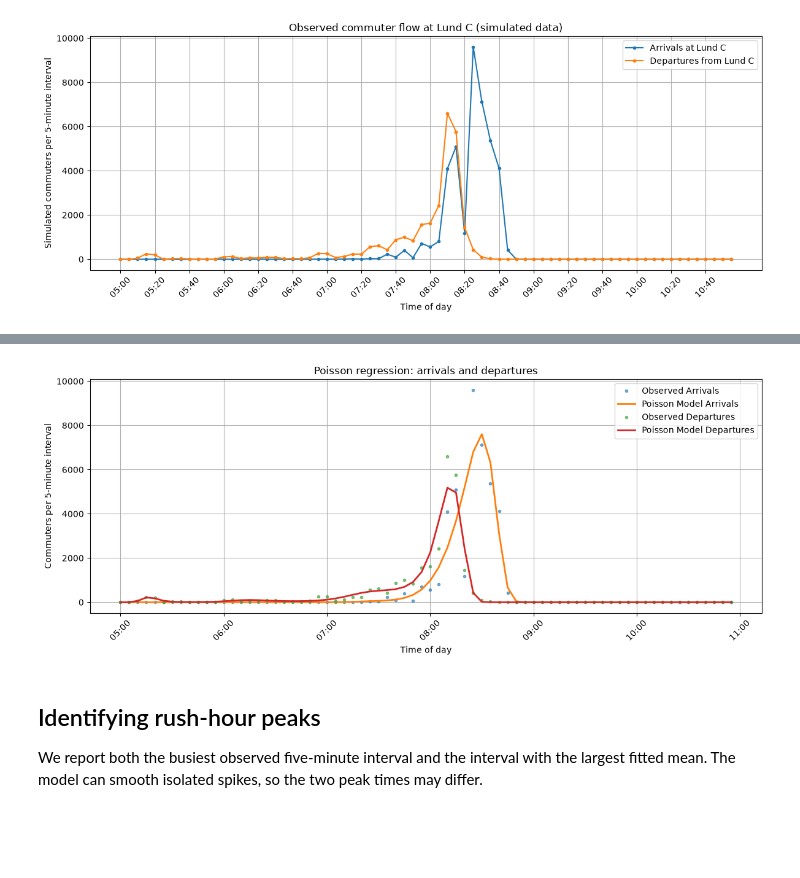
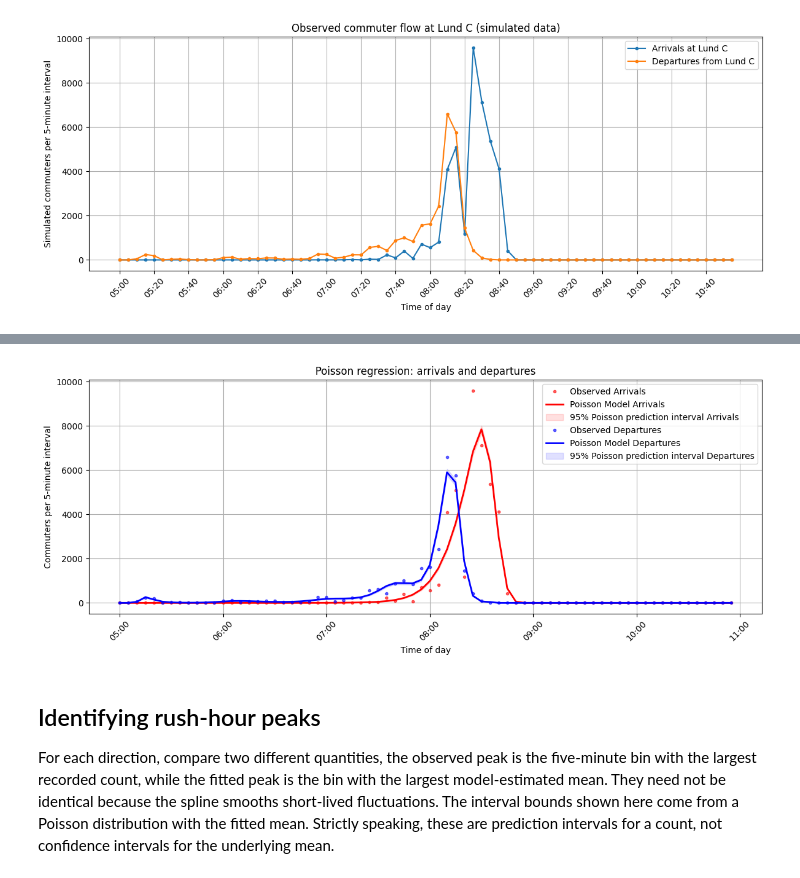
Before and after one commit to benbezz02/rush-hour-analysis, a Jupyter notebook: CommuterModelling.ipynb, the cells around one changed output, grey strips where cells are left out. Saved outputs shown, nothing was run; the diff lists cells and outputs as text; code cells hidden in the pictures; blank space fills up the shorter version.

```diff
--- a/CommuterModelling.ipynb
+++ b/CommuterModelling.ipynb
@@ -24,8 +28,8 @@ def minutes_to_time(minutes):
 # %%
-csv_path = Path("skane/Lund_C_20261020_all_commuters.csv")
+csv_path = Path("data/Lund_C_20261020_all_commuters.csv")
 
 df = pd.read_csv(csv_path)
-df = df.sample(frac=1, random_state=42).reset_index(drop=True) #Dataframe looks too simulated. Shuffling might help!
+df = df.sample(frac=1, random_state=42).reset_index(drop=True) # Dataframe looks too simulated. Shuffling might help
 
 print(f"Rows: {len(df):,}")
 print("\nColumns:")
@@ -234,0 +282,15 @@ Leave model converged: False
+# %%
+arr_idx, dep_idx = np.argmin(degMSEs[0]), np.argmin(degMSEs[1])
+opt_df_arive , opt_degree_arive = combinations[arr_idx]
+opt_df_leave , opt_degree_leave = combinations[dep_idx]
+opt_arr_betas, opt_dep_betas = betas[0][arr_idx], betas[1][dep_idx]
+
+print("Cross Validation Error")
+print("Arrive Model: ", degMSEs[0][arr_idx])
+print("Leave Model: ", degMSEs[1][dep_idx])
+print()
+print("Optimal hyperparameters:" )
+print("df arrive model ",opt_df_arive)
+print("degree arrive model ",opt_degree_arive)
+print("df leave model ",opt_df_leave)
+print("degree leave model ",opt_degree_leave)
@@ -235,30 +367,31 @@ Leave model converged: False
 # %%
 fig, ax = plt.subplots(figsize=(12, 5))
 
-for direction, label in [("arrive", "Arrivals"), ("leave", "Departures")]:
-    pred = predictions_custom[
-        predictions_custom["commute_type"] == direction
-    ]
+for direction, label, color in [("arrive", "Arrivals", 'red'), ("leave", "Departures", 'blue')]:
+    pred = predictions_custom[predictions_custom["commute_type"] == direction]
 
-    ax.plot(pred["hour"], pred["observed"], ".", alpha=0.6, label=f"Observed {label}")
-    ax.plot(pred["hour"], pred["predicted"], linewidth=2, label=f"Poisson Model {label}")
+    ax.plot(pred["hour"], pred["observed"], ".", alpha=0.6, label=f"Observed {label}", color=color)
+    ax.plot(pred["hour"], pred["predicted"], linewidth=2, label=f"Poisson Model {label}", color=color)
+    #ax.fill_between(pred["hour"], pred["predicted"] - pred["lower_95"], pred["predicted"] + pred["upper_95"], alpha=0.12, label=f"95% CI {label}", color=color)
+    ax.fill_between(pred["hour"], pred["lower_95"], pred["upper_95"], alpha=0.12, label=f"95% Poisson prediction interval {label}", color=color)
+
     ticks = np.arange(min(pred["hour"]), max(pred["hour"]) + 1, 1)
     ax.set_xticks(ticks, [minutes_to_time(int(x*60))[:5] for x in ticks])
     ax.tick_params(axis="x", labelrotation=45)
 
 ax.set_xlabel("Time of day")
 ax.set_ylabel("Commuters per 5-minute interval")
 ax.set_title("Poisson regression: arrivals and departures")
 ax.grid()
 ax.legend()
 plt.tight_layout()
 plt.show()
 # %% [output]
-[figure, old version]
+[figure, new version]
 # %% [markdown]
 ## Identifying rush-hour peaks
 
-We report both the busiest observed five-minute interval and the interval with the largest fitted mean. The model can smooth isolated spikes, so the two peak times may differ.
+For each direction, compare two different quantities, the observed peak is the five-minute bin with the largest recorded count, while the fitted peak is the bin with the largest model-estimated mean. They need not be identical because the spline smooths short-lived fluctuations. The interval bounds shown here come from a Poisson distribution with the fitted mean. Strictly speaking, these are prediction intervals for a count, not confidence intervals for the underlying mean.
 # %%
 
 def peak_summary(frame, value_col):
```
Also changed, not shown: parts of 14 cells of this notebook, 2 other files.
